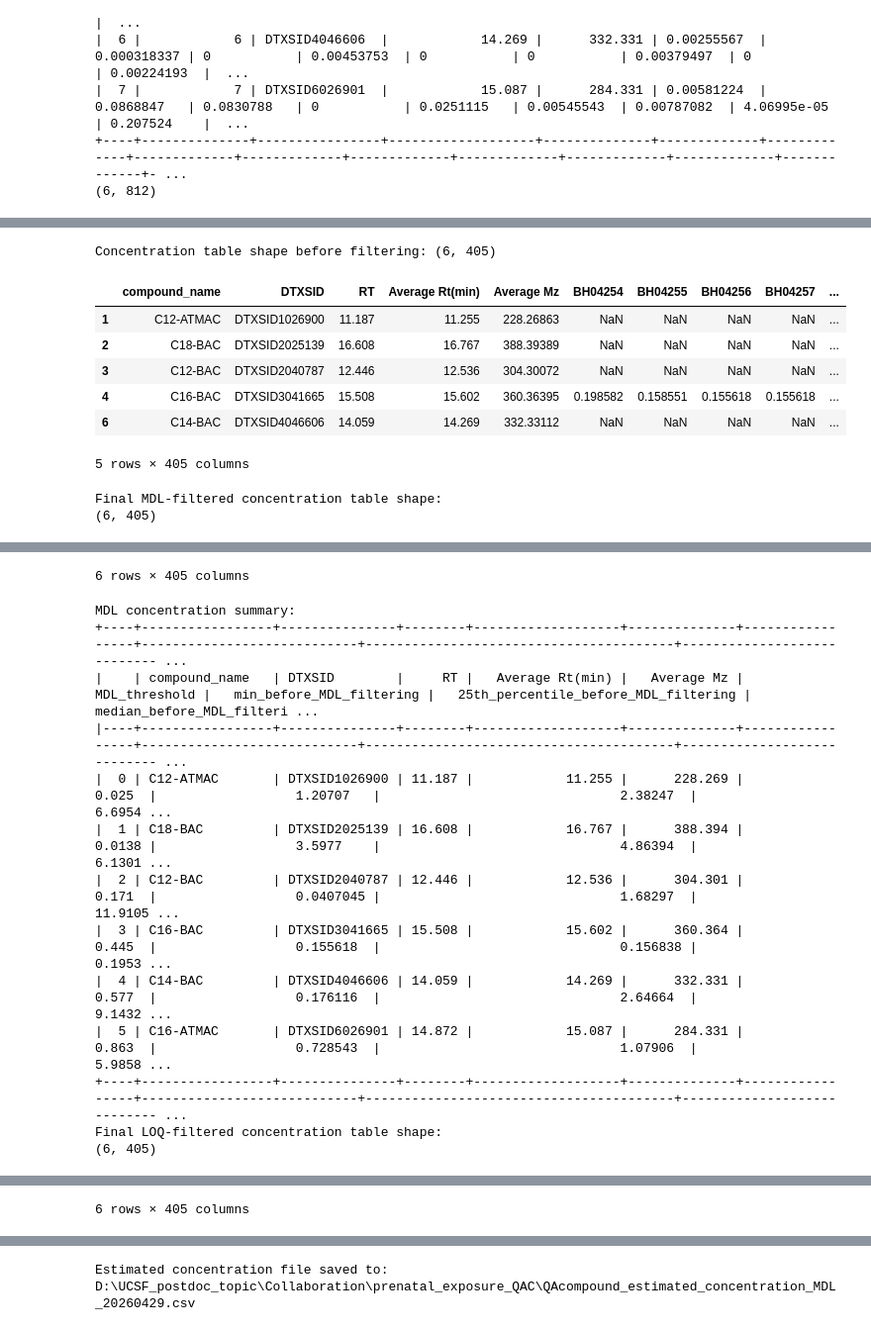
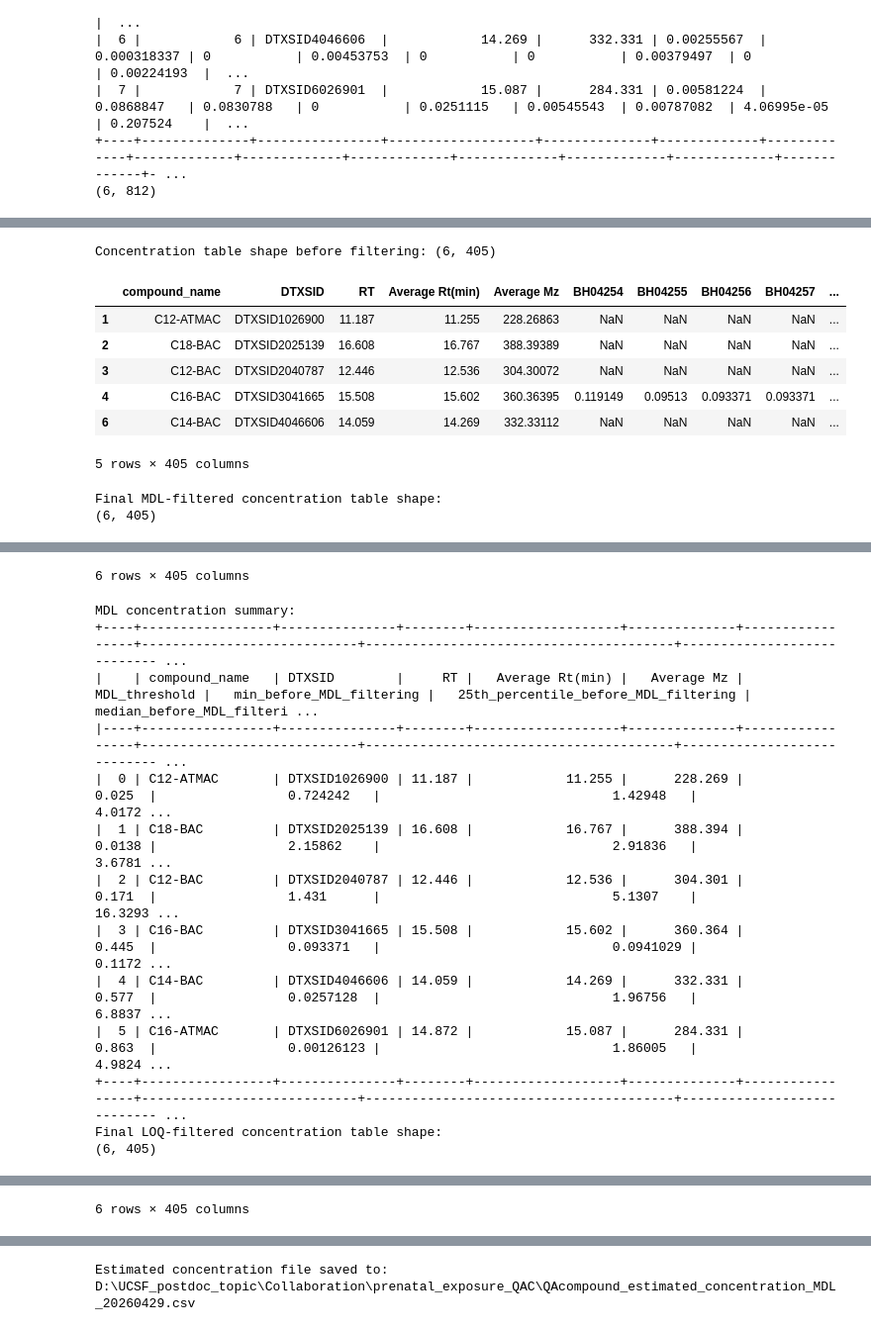
Before and after one commit to YANGJJ93MS/Prenatal_exposures_to_QACs, a Jupyter notebook: QACs_calibration_curve_development.ipynb, the cells around one changed output, grey strips where cells are left out. Shown: that part at 99% size. Cells and saved outputs as stored; diff of their text form; code cells hidden in the pictures.

```diff
--- a/QACs_calibration_curve_development.ipynb
+++ b/QACs_calibration_curve_development.ipynb
@@ -365,7 +614,10 @@ def build_calibration_curves(
 
     compound_point_rules = {
         'Choline chloride': ['CAL2', 'CAL3', 'CAL4', 'CAL5'],
-        '(3-Carboxypropyl)trimethylammonium chloride': ['CAL1', 'CAL2', 'CAL3', 'CAL4']
+        '(3-Carboxypropyl)trimethylammonium chloride': ['CAL1', 'CAL2', 'CAL3', 'CAL4'],
+        'C12-BAC':['CAL2', 'CAL3', 'CAL4', 'CAL5', 'CAL6'],
+        'C14-BAC':['CAL2', 'CAL3', 'CAL4', 'CAL5', 'CAL6'],
+        'C16-ATMAC':['CAL1','CAL2', 'CAL3', 'CAL4', 'CAL6']
     }
 
     plot_dir = os.path.join(output_root, 'calibration_curve_plot')
@@ -933,6 +1170,14 @@ LOQ_dict = {
     "DTXSID2025139": 0.0459,
     "DTXSID6026901": 2.876,
 }
+
+# ==================================================
+# Reconstitution correction factor
+# Final analyte volume = 150 uL
+# Original serum volume = 250 uL
+# Factor = 150 / 250 = 0.6
+# ==================================================
+RECONSTITUTION_FACTOR = 0.6
 
 # ==================================================
 # Step 1. Data reduction
@@ -980,6 +1225,14 @@ for col in conc_cols:
         errors="coerce"
     )
 
+# ==================================================
+# Step 2B. Apply reconstitution correction
+# All estimated concentrations are multiplied by 0.6
+# ==================================================
+concentration_table[conc_cols] = (
+    concentration_table[conc_cols] * RECONSTITUTION_FACTOR
+)
+
 print(f"Concentration table shape before filtering: {concentration_table.shape}")
 display(concentration_table.head())
 
@@ -1000,27 +1253,10 @@ def filter_concentration_by_threshold(
     3. Replace values below threshold with NaN.
     4. Summarize concentrations before and after filtering.
 
-    Parameters
-    ----------
-    concentration_table : pd.DataFrame
-        Reduced concentration table with annotation columns and BH sample columns.
-
-    conc_cols : list
-        Sample concentration columns after renaming, e.g. BH04254.
-
-    threshold_dict : dict
-        Dictionary of DTXSID -> threshold.
-
-    threshold_label : str
-        "MDL" or "LOQ".
-
-    Returns
-    -------
-    concentration_table_filtered : pd.DataFrame
-        Concentration table after replacing values below threshold with NaN.
-
-    concentration_summary : pd.DataFrame
-        Before/after summary table.
+    Notes
+    -----
+    Concentrations should already be corrected by the reconstitution factor
+    before this function is called.
     """
 
     # --------------------------------------------------
@@ -1038,7 +1274,6 @@ def filter_concentration_by_threshold(
         if dtxsid in threshold_dict:
             threshold = threshold_dict[dtxsid]
 
-            # Count values below threshold, excluding existing NaN
             below_threshold_mask = values.notna() & (values < threshold)
             n_below_threshold = int(below_threshold_mask.sum())
         else:
@@ -1053,14 +1288,14 @@ def filter_concentration_by_threshold(
             "Average Mz": row["Average Mz"] if "Average Mz" in concentration_table.columns else np.nan,
             f"{threshold_label}_threshold": threshold,
 
-            # Summary before filtering, ignoring NaN
             f"min_before_{threshold_label}_filtering": values.min(skipna=True),
             f"25th_percentile_before_{threshold_label}_filtering": values.quantile(0.25),
             f"median_before_{threshold_label}_filtering": values.median(skipna=True),
+            f"mean_before_{threshold_label}_filtering": values.mean(skipna=True),
+            f"sd_before_{threshold_label}_filtering": values.std(skipna=True, ddof=1),
             f"75th_percentile_before_{threshold_label}_filtering": values.quantile(0.75),
             f"max_before_{threshold_label}_filtering": values.max(skipna=True),
 
-            # Missingness and below-threshold counts
             f"n_nan_before_{threshold_label}_filtering": n_nan_before,
             f"n_values_below_{threshold_label}_excluding_nan": n_below_threshold,
             "n_total_samples": len(conc_cols),
@@ -1071,8 +1306,6 @@ def filter_concentration_by_threshold(
 
     # --------------------------------------------------
     # Apply filtering
-    # Replace values lower than threshold with NaN
-    # Existing NaN values remain NaN
     # --------------------------------------------------
     concentration_table_filtered = concentration_table.copy()
 
@@ -1086,7 +1319,6 @@ def filter_concentration_by_threshold(
         values = concentration_table_filtered.loc[row_mask, conc_cols]
         values = values.apply(pd.to_numeric, errors="coerce")
 
-        # Replace only non-missing values below threshold with NaN
         below_threshold_mask = values.notna() & (values < threshold)
 
         concentration_table_filtered.loc[row_mask, conc_cols] = values.mask(
@@ -1111,6 +1343,8 @@ def filter_concentration_by_threshold(
             f"min_after_{threshold_label}_filtering": values_after.min(skipna=True),
             f"25th_percentile_after_{threshold_label}_filtering": values_after.quantile(0.25),
             f"median_after_{threshold_label}_filtering": values_after.median(skipna=True),
+            f"mean_after_{threshold_label}_filtering": values_after.mean(skipna=True),
+            f"sd_after_{threshold_label}_filtering": values_after.std(skipna=True, ddof=1),
             f"75th_percentile_after_{threshold_label}_filtering": values_after.quantile(0.75),
             f"max_after_{threshold_label}_filtering": values_after.max(skipna=True),
             f"n_nan_after_{threshold_label}_filtering": n_nan_after,
@@ -1136,6 +1370,7 @@ def filter_concentration_by_threshold(
 
     return concentration_table_filtered, concentration_summary
 
+
 # ==================================================
 # Step 3A. MDL filtering
 # ==================================================
@@ -1148,34 +1383,35 @@ concentration_table_mdl_filtered, concentration_summary_mdl = filter_concentrati
 
 print("Final MDL-filtered concentration table shape:")
 print(concentration_table_mdl_filtered.shape)
 display(concentration_table_mdl_filtered)
 
 print("MDL concentration summary:")
 print(tabulate.tabulate(concentration_summary_mdl, headers="keys", tablefmt="psql"))
 
+
 # ==================================================
 # Step 3B. LOQ filtering
 # ==================================================
 concentration_table_loq_filtered, concentration_summary_loq = filter_concentration_by_threshold(
     concentration_table=concentration_table,
     conc_cols=conc_cols,
     threshold_dict=LOQ_dict,
     threshold_label="LOQ"
 )
 
 print("Final LOQ-filtered concentration table shape:")
 print(concentration_table_loq_filtered.shape)
 display(concentration_table_loq_filtered)
 
 print("LOQ concentration summary:")
 print(tabulate.tabulate(concentration_summary_loq, headers="keys", tablefmt="psql"))
 # %% [output]
 Concentration table shape before filtering: (6, 405)
 |  | compound_name | DTXSID | RT | Average Rt(min) | Average Mz | BH04254 | BH04255 | BH04256 | BH04257 | ... |
 | 1 | C12-ATMAC | DTXSID1026900 | 11.187 | 11.255 | 228.26863 | NaN | NaN | NaN | NaN | ... |
 | 2 | C18-BAC | DTXSID2025139 | 16.608 | 16.767 | 388.39389 | NaN | NaN | NaN | NaN | ... |
 | 3 | C12-BAC | DTXSID2040787 | 12.446 | 12.536 | 304.30072 | NaN | NaN | NaN | NaN | ... |
-| 4 | C16-BAC | DTXSID3041665 | 15.508 | 15.602 | 360.36395 | 0.198582 | 0.158551 | 0.155618 | 0.155618 | ... |
+| 4 | C16-BAC | DTXSID3041665 | 15.508 | 15.602 | 360.36395 | 0.119149 | 0.09513 | 0.093371 | 0.093371 | ... |
 | 6 | C14-BAC | DTXSID4046606 | 14.059 | 14.269 | 332.33112 | NaN | NaN | NaN | NaN | ... |
 5 rows × 405 columns
 Final MDL-filtered concentration table shape:
@@ -1192,12 +1428,12 @@ MDL concentration summary:
 +----+-----------------+---------------+--------+-------------------+--------------+-----------------+----------------------------+----------------------------------------+---------------------------- ...
 |    | compound_name   | DTXSID        |     RT |   Average Rt(min) |   Average Mz |   MDL_threshold |   min_before_MDL_filtering |   25th_percentile_before_MDL_filtering |   median_before_MDL_filteri ...
 |----+-----------------+---------------+--------+-------------------+--------------+-----------------+----------------------------+----------------------------------------+---------------------------- ...
-|  0 | C12-ATMAC       | DTXSID1026900 | 11.187 |            11.255 |      228.269 |          0.025  |                  1.20707   |                               2.38247  |                      6.6954 ...
-|  1 | C18-BAC         | DTXSID2025139 | 16.608 |            16.767 |      388.394 |          0.0138 |                  3.5977    |                               4.86394  |                      6.1301 ...
-|  2 | C12-BAC         | DTXSID2040787 | 12.446 |            12.536 |      304.301 |          0.171  |                  0.0407045 |                               1.68297  |                     11.9105 ...
-|  3 | C16-BAC         | DTXSID3041665 | 15.508 |            15.602 |      360.364 |          0.445  |                  0.155618  |                               0.156838 |                      0.1953 ...
-|  4 | C14-BAC         | DTXSID4046606 | 14.059 |            14.269 |      332.331 |          0.577  |                  0.176116  |                               2.64664  |                      9.1432 ...
-|  5 | C16-ATMAC       | DTXSID6026901 | 14.872 |            15.087 |      284.331 |          0.863  |                  0.728543  |                               1.07906  |                      5.9858 ...
+|  0 | C12-ATMAC       | DTXSID1026900 | 11.187 |            11.255 |      228.269 |          0.025  |                 0.724242   |                              1.42948   |                      4.0172 ...
+|  1 | C18-BAC         | DTXSID2025139 | 16.608 |            16.767 |      388.394 |          0.0138 |                 2.15862    |                              2.91836   |                      3.6781 ...
+|  2 | C12-BAC         | DTXSID2040787 | 12.446 |            12.536 |      304.301 |          0.171  |                 1.431      |                              5.1307    |                     16.3293 ...
+|  3 | C16-BAC         | DTXSID3041665 | 15.508 |            15.602 |      360.364 |          0.445  |                 0.093371   |                              0.0941029 |                      0.1172 ...
+|  4 | C14-BAC         | DTXSID4046606 | 14.059 |            14.269 |      332.331 |          0.577  |                 0.0257128  |                              1.96756   |                      6.8837 ...
+|  5 | C16-ATMAC       | DTXSID6026901 | 14.872 |            15.087 |      284.331 |          0.863  |                 0.00126123 |                              1.86005   |                      4.9824 ...
 +----+-----------------+---------------+--------+-------------------+--------------+-----------------+----------------------------+----------------------------------------+---------------------------- ...
 Final LOQ-filtered concentration table shape:
 (6, 405)
```
Also changed, not shown: parts of 8 cells of this notebook.
